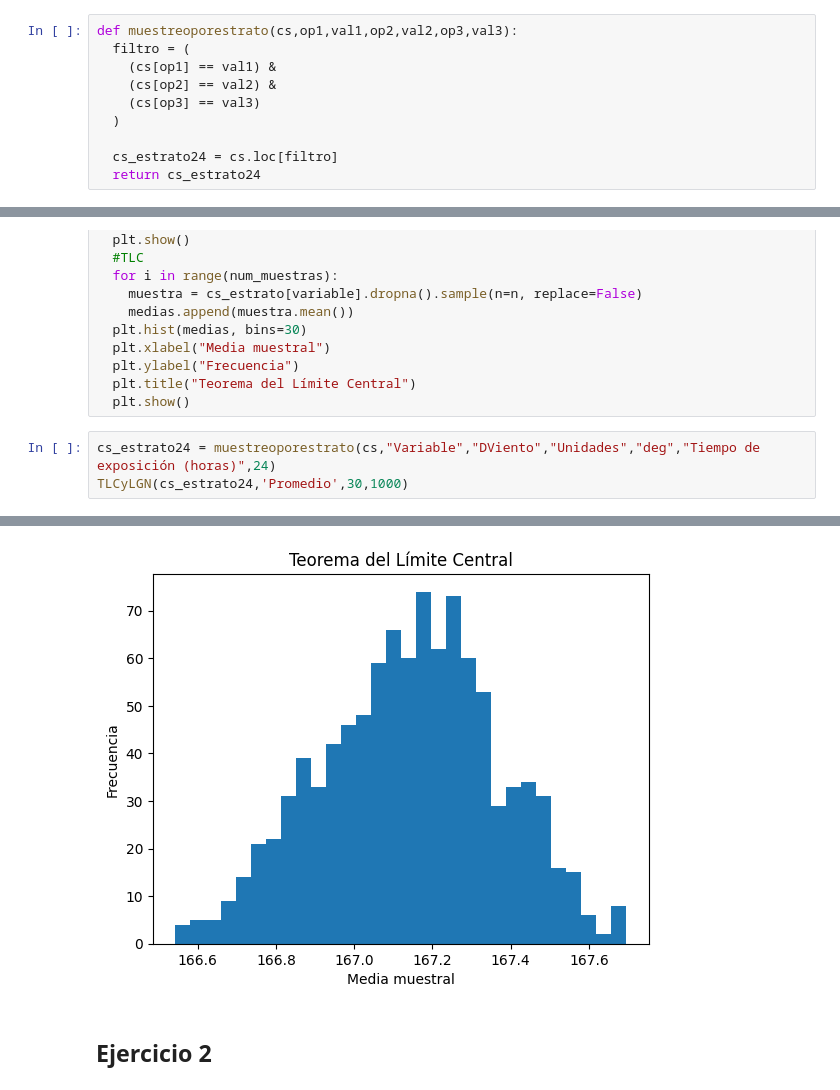
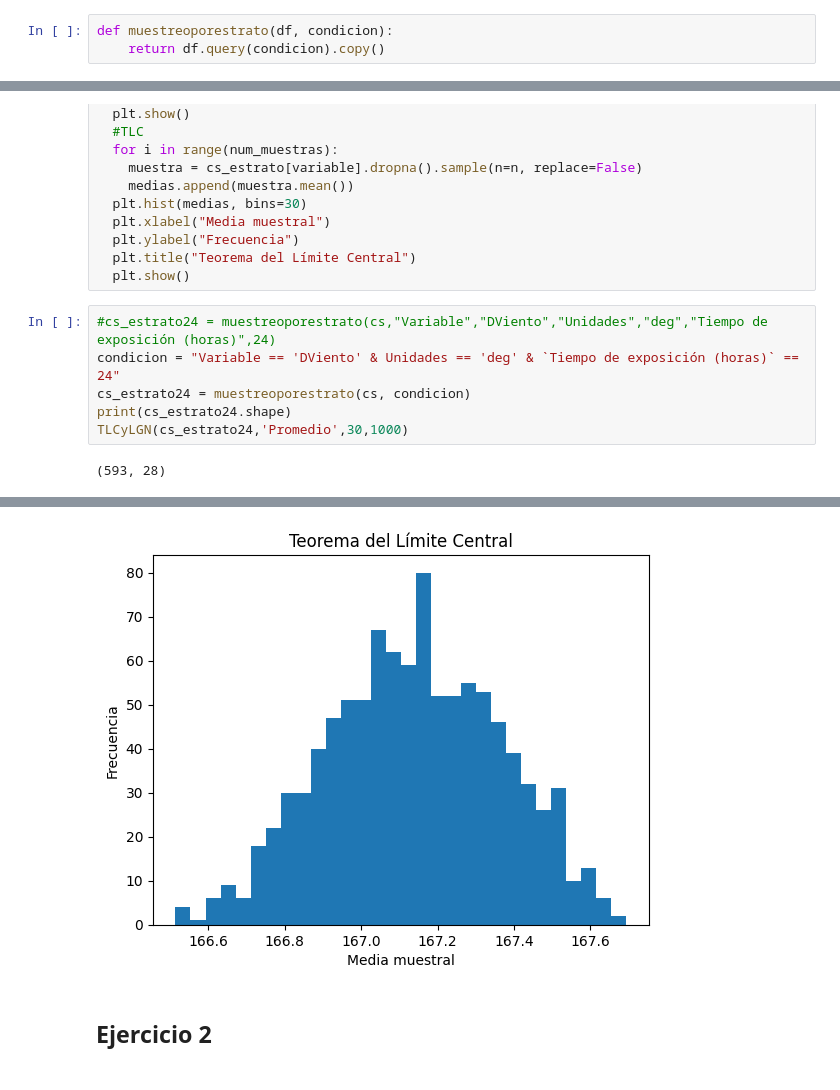
Before and after one commit to mick2332-q/Estadistica-II, a Jupyter notebook: prueba.ipynb, the cells around one changed output, grey strips where cells are left out. Saved outputs shown, nothing was run; the diff lists cells and outputs as text.

```diff
--- a/Untitled0.ipynb
+++ b/prueba.ipynb
@@ -41,16 +42,9 @@ Se realizo primero un tipo de filtrado de muestras por estrato para que sea lo
 mas parecido posible los resultados debido a la gran variedad de tipo de cada variable a tomar. En este caso tomamos la variable promedio y comenzamos a filtrar en base a las siguientes otras variables: "Variable", "DViento", "Unidades", "deg", "Tiempo de exposición (horas)". De igual manera se formulo la funcion para realizar la ley de grandes de numeros y el teorema de limite central para asi solo en cualquier momento filtrar de otra manera con otras varibales y hacer mas pratico este tipo de entorno.
 
 ---
-# %%
-def muestreoporestrato(cs,op1,val1,op2,val2,op3,val3):
-  filtro = (
-    (cs[op1] == val1) &
-    (cs[op2] == val2) &
-    (cs[op3] == val3)
-  )
-
-  cs_estrato24 = cs.loc[filtro]
-  return cs_estrato24
+# %%
+def muestreoporestrato(df, condicion):
+    return df.query(condicion).copy()
 # %%
 def TLCyLGN(cs_estrato,variable,n,num_muestras):
   N = cs_estrato.shape[0]
@@ -78,11 +72,15 @@ def TLCyLGN(cs_estrato,variable,n,num_muestras):
   plt.title("Teorema del Límite Central")
   plt.show()
 # %%
-cs_estrato24 = muestreoporestrato(cs,"Variable","DViento","Unidades","deg","Tiempo de exposición (horas)",24)
+#cs_estrato24 = muestreoporestrato(cs,"Variable","DViento","Unidades","deg","Tiempo de exposición (horas)",24)
+condicion = "Variable == 'DViento' & Unidades == 'deg' & `Tiempo de exposición (horas)` == 24"
+cs_estrato24 = muestreoporestrato(cs, condicion)
+print(cs_estrato24.shape)
 TLCyLGN(cs_estrato24,'Promedio',30,1000)
 # %% [output]
+(593, 28)
 [figure]
-[figure, old version]
+[figure, new version]
 # %% [markdown]
 ## Ejercicio 2
 # %%
```
Also changed, not shown: parts of 8 cells of this notebook, 2 other files.
